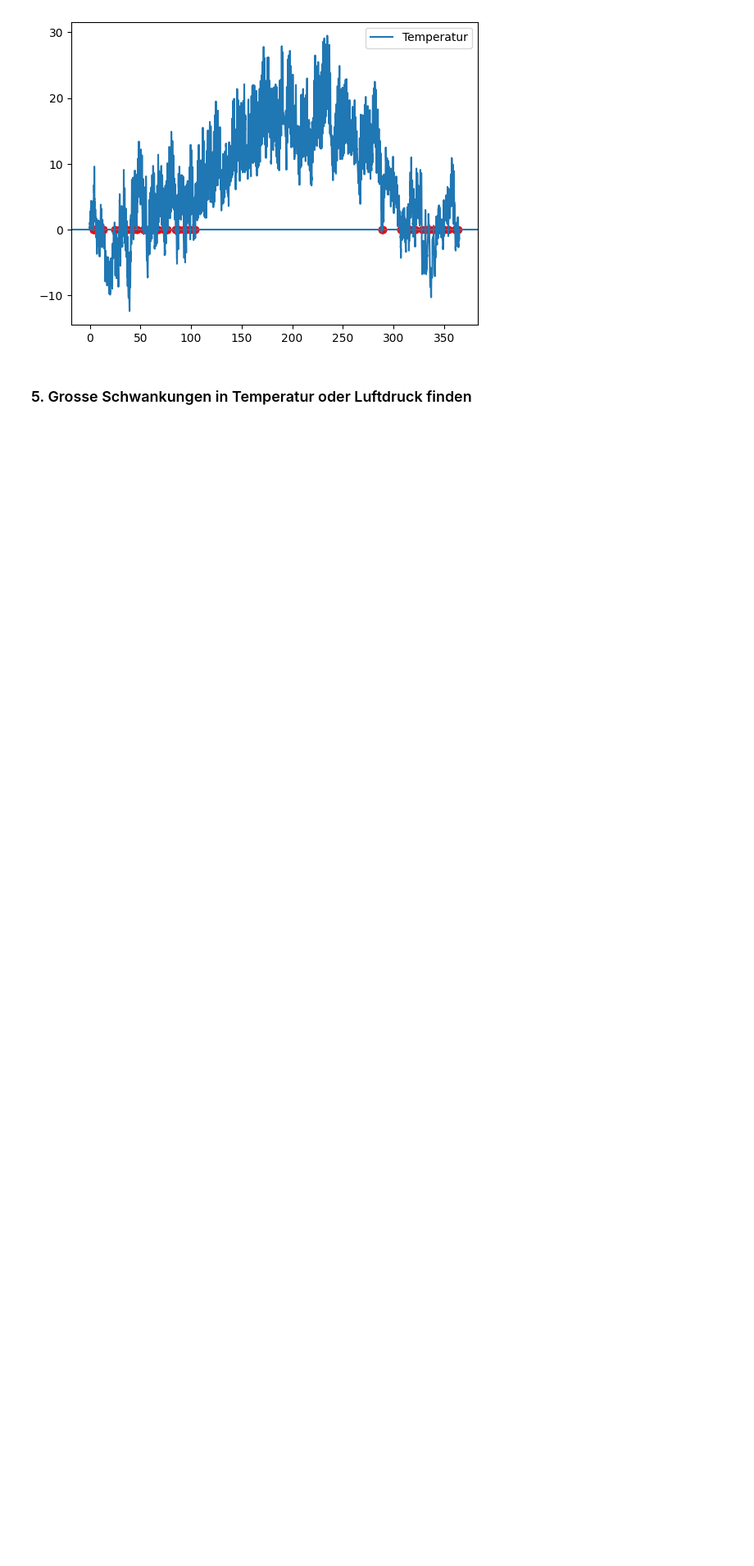
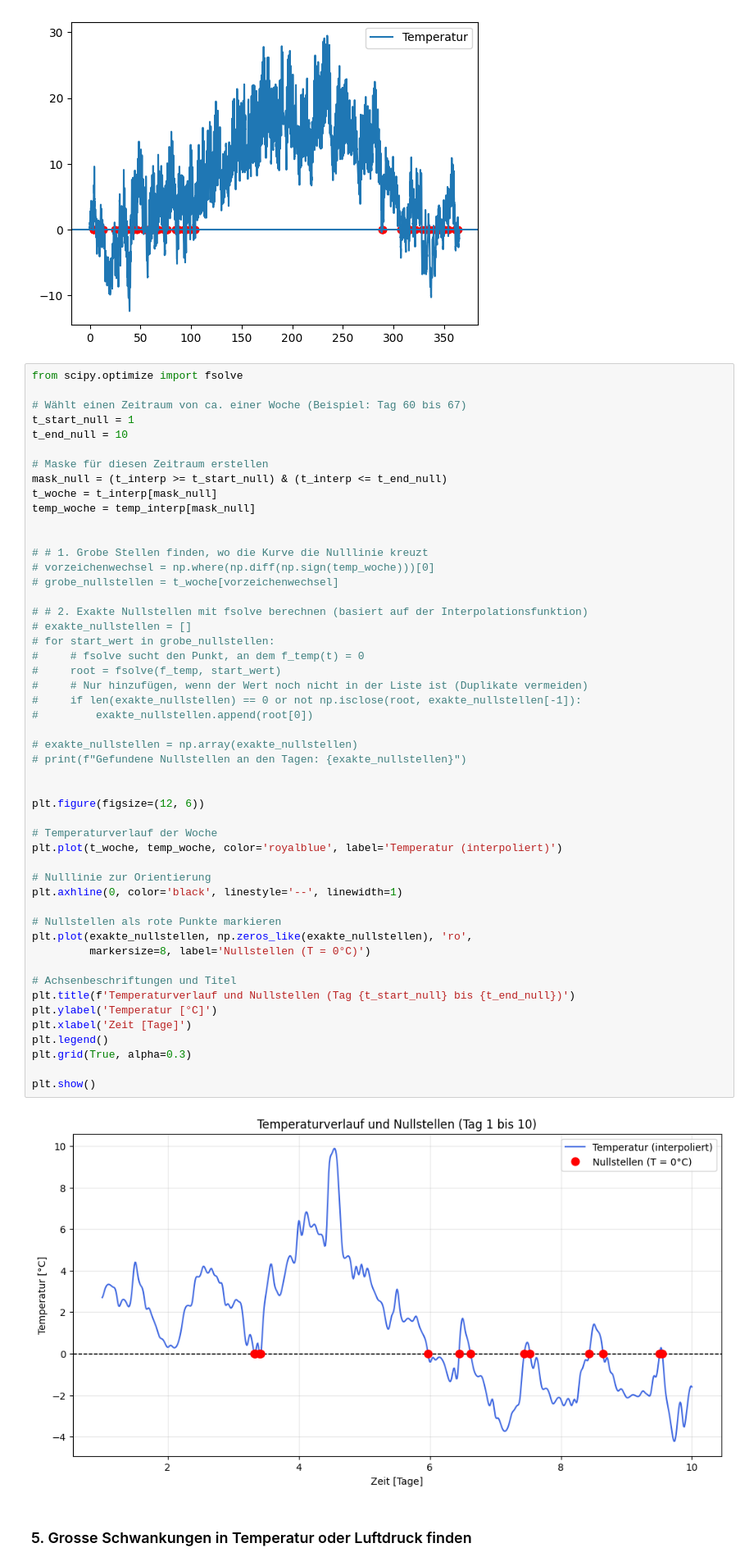
Before and after one commit to Menk1804/NDGS_Projekt_Nico_Menk, a Jupyter notebook: Projekt/Projekt_Vorlage+Aufgaben.ipynb, the cells around one changed output. Shown at 82% size. Saved outputs shown, nothing was run; the diff lists cells and outputs as text; blank space fills up the shorter version.

```diff
--- a/Projekt/Projekt_Vorlage+Aufgaben.ipynb
+++ b/Projekt/Projekt_Vorlage+Aufgaben.ipynb
@@ -167,6 +167,58 @@ plt.legend()
 plt.show()
 # %% [output]
 [figure]
+# %%
+from scipy.optimize import fsolve
+
+# Wählt einen Zeitraum von ca. einer Woche (Beispiel: Tag 60 bis 67)
+t_start_null = 1
+t_end_null = 10
+
+# Maske für diesen Zeitraum erstellen
+mask_null = (t_interp >= t_start_null) & (t_interp <= t_end_null)
+t_woche = t_interp[mask_null]
+temp_woche = temp_interp[mask_null]
+
+
+# # 1. Grobe Stellen finden, wo die Kurve die Nulllinie kreuzt
+# vorzeichenwechsel = np.where(np.diff(np.sign(temp_woche)))[0]
+# grobe_nullstellen = t_woche[vorzeichenwechsel]
+
+# # 2. Exakte Nullstellen mit fsolve berechnen (basiert auf der Interpolationsfunktion)
+# exakte_nullstellen = []
+# for start_wert in grobe_nullstellen:
+#     # fsolve sucht den Punkt, an dem f_temp(t) = 0
+#     root = fsolve(f_temp, start_wert)
+#     # Nur hinzufügen, wenn der Wert noch nicht in der Liste ist (Duplikate vermeiden)
+#     if len(exakte_nullstellen) == 0 or not np.isclose(root, exakte_nullstellen[-1]):
+#         exakte_nullstellen.append(root[0])
+
+# exakte_nullstellen = np.array(exakte_nullstellen)
+# print(f"Gefundene Nullstellen an den Tagen: {exakte_nullstellen}")
+
+
+plt.figure(figsize=(12, 6))
+
+# Temperaturverlauf der Woche
+plt.plot(t_woche, temp_woche, color='royalblue', label='Temperatur (interpoliert)')
+
+# Nulllinie zur Orientierung
+plt.axhline(0, color='black', linestyle='--', linewidth=1)
+
+# Nullstellen als rote Punkte markieren
+plt.plot(exakte_nullstellen, np.zeros_like(exakte_nullstellen), 'ro',
+         markersize=8, label='Nullstellen (T = 0°C)')
+
+# Achsenbeschriftungen und Titel
+plt.title(f'Temperaturverlauf und Nullstellen (Tag {t_start_null} bis {t_end_null})')
+plt.ylabel('Temperatur [°C]')
+plt.xlabel('Zeit [Tage]')
+plt.legend()
+plt.grid(True, alpha=0.3)
+
+plt.show()
+# %% [output]
+[figure, added]
 # %% [markdown]
 ### 5. Grosse Schwankungen in Temperatur oder Luftdruck finden
 # %% [markdown]
```
